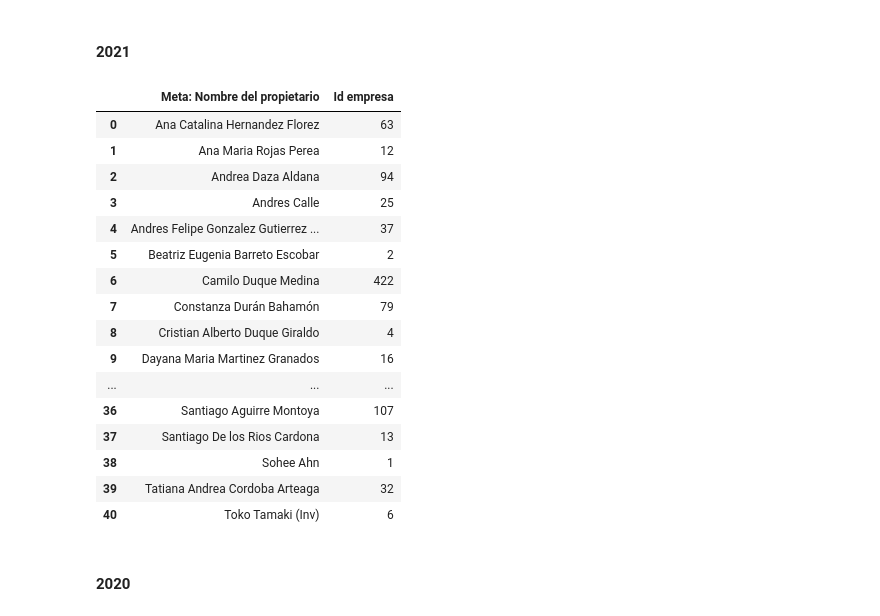
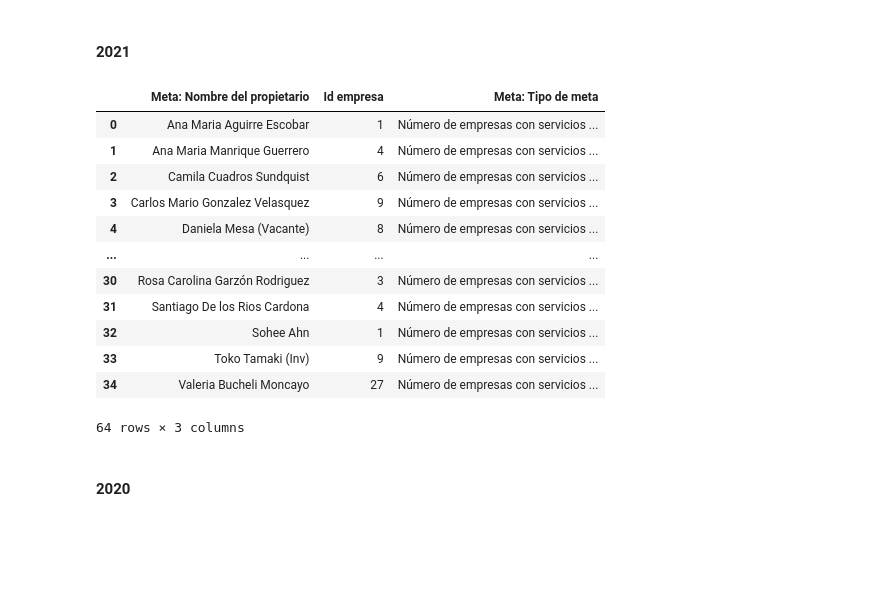
Before and after one commit to juanrinconp/Procolombia, a Jupyter notebook: T.ComoVamos_Turismo.ipynb, the cells around one changed output. Cells and saved outputs as stored; diff of their text form; code cells hidden in the pictures; blank space fills up the shorter version.

```diff
--- a/T.ComoVamos_Turismo.ipynb
+++ b/T.ComoVamos_Turismo.ipynb
@@ -24,3 +24,3 @@ Oportunidades = pd.read_excel(pathout + 'Oportunidades.xlsx')
 # %%
-ENacionales = pd.read_excel(pathout + 'Empresas_nacionales.xlsx')
+ENacionales = pd.read_excel(pathout + 'EmpresasMayo.xlsx')
 # %%
@@ -290,38 +387,16 @@ TFinal = TFinal.drop(columns=['Logro: Valor'])
 ENacionales2 = ENacionales.drop(ENacionales[ENacionales['Eje'] !=  'Turismo'].index)
 
 
-ENacionales2 = ENacionales2.drop(ENacionales2[(ENacionales2['Tipo registro'] !=  'MISIONES') &
-                                    (ENacionales2['Tipo registro'] !=  'AGENDA COMERCIAL DE TURISMO') &
-                                   (ENacionales2['Tipo registro'] !=  'BUSQUEDA Y APERTURA DE OPORTUNIDADES') &
-                                    (ENacionales2['Tipo registro'] !=  'CONTACTO COMPRADOR EN FERIA') &
-                                              (ENacionales2['Tipo registro'] !=  'ENTREGA INFORMACION VALOR AGREGADO') &
-                                              (ENacionales2['Tipo registro'] !=  'EVENTOS ACADÉMICOS') &
-                                              (ENacionales2['Tipo registro'] !=  'EVENTOS ORGANIZACIONALES') &
-                                              (ENacionales2['Tipo registro'] !=  'FAM - PRESS TRIPS') &
-                                              (ENacionales2['Tipo registro'] !=  'FERIA INTERNACIONAL DE TURISMO') &
-                                              (ENacionales2['Tipo registro'] !=  'MACRORRUEDAS Y ENCUENTROS COMERCIALES') &
-                                              (ENacionales2['Tipo registro'] !=  'PRESENTACIÓN DE DESTINO') &
-                                              (ENacionales2['Tipo registro'] !=  'PRIMERA VISITA')].index)
-
-
-
 
 ENacionales2 = ENacionales2.drop(ENacionales2[(ENacionales2['Estado'] !=  'Realizada') &
                                      (ENacionales2['Estado'] !=  'Entregado') &
+                                     (ENacionales2['Estado'] !=  'Realizado') &
+                                    (ENacionales2['Estado'] !=  'Entregada') &
+                                    (ENacionales2['Estado'] !=  'Completed') &
+                                     (ENacionales2['Estado'] !=  'Finalizada') &
                                      (ENacionales2['Estado'] !=  'Finalizado') &
-                                     (ENacionales2['Estado'] !=  'Participó') &
-                                     (ENacionales2['Estado'] !=  'Agenda en construcción') &
-                                     (ENacionales2['Estado'] !=  'Interesado en tener citas') &
-                                     (ENacionales2['Estado'] !=  'Interesado en participar') &
-                                     (ENacionales2['Estado'] !=  'Rechazado') &
-                                     (ENacionales2['Estado'] !=  'En Curso') &
-                                     (ENacionales2['Estado'] !=  'En proceso') &
-                                     (ENacionales2['Estado'] !=  'Seleccionado') &
-                                     (ENacionales2['Estado'] !=  'Carta de compromiso recibida y pago efectivo') &
-                                     (ENacionales2['Estado'] !=  'Inscrito') &
-                                     (ENacionales2['Estado'] !=  'Participación Rechazada') &
-                                     (ENacionales2['Estado'] !=  'Participación Aprobada') &
-                                     (ENacionales2['Estado'] !=  'Evaluación del evento recibida')].index)
+                                     (ENacionales2['Estado'] !=  'Realizó evaluación del evento') &
+                                     (ENacionales2['Estado'] !=  'Participó')].index)
 
 
 ENacionales2['Empresa'] = ENacionales2['Empresa'].str.lower()
@@ -351,26 +443,22 @@ ENTuris_Ext.rename(columns={'Responsable exterior': 'Meta: Nombre del propietari
 ENTuris = ENTuris_Nal.append(ENTuris_Ext)
 ENTuris['Meta: Tipo de meta'] = 'Número de empresas con servicios en turismo'
 # %%
-ENTuris_Ext
+ENTuris
 #ENTuris_Ext.loc[ENTuris_Ext['Meta: Nombre del propietario'] == 'Andrea Daza Aldana']
 # %% [output]
-|  | Meta: Nombre del propietario | Id empresa |
-| 0 | Ana Catalina Hernandez Florez | 63 |
-| 1 | Ana Maria Rojas Perea | 12 |
-| 2 | Andrea Daza Aldana | 94 |
-| 3 | Andres Calle | 25 |
-| 4 | Andres Felipe Gonzalez Gutierrez ... | 37 |
-| 5 | Beatriz Eugenia Barreto Escobar | 2 |
-| 6 | Camilo Duque Medina | 422 |
-| 7 | Constanza Durán Bahamón | 79 |
-| 8 | Cristian Alberto Duque Giraldo | 4 |
-| 9 | Dayana Maria Martinez Granados | 16 |
-| ... | ... | ... |
-| 36 | Santiago Aguirre Montoya | 107 |
-| 37 | Santiago De los Rios Cardona | 13 |
-| 38 | Sohee Ahn | 1 |
-| 39 | Tatiana Andrea Cordoba Arteaga | 32 |
-| 40 | Toko Tamaki (Inv) | 6 |
+|  | Meta: Nombre del propietario | Id empresa | Meta: Tipo de meta |
+| 0 | Ana Maria Aguirre Escobar | 1 | Número de empresas con servicios ... |
+| 1 | Ana Maria Manrique Guerrero | 4 | Número de empresas con servicios ... |
+| 2 | Camila Cuadros Sundquist | 6 | Número de empresas con servicios ... |
+| 3 | Carlos Mario Gonzalez Velasquez | 9 | Número de empresas con servicios ... |
+| 4 | Daniela Mesa (Vacante) | 8 | Número de empresas con servicios ... |
+| ... | ... | ... | ... |
+| 30 | Rosa Carolina Garzón Rodriguez | 3 | Número de empresas con servicios ... |
+| 31 | Santiago De los Rios Cardona | 4 | Número de empresas con servicios ... |
+| 32 | Sohee Ahn | 1 | Número de empresas con servicios ... |
+| 33 | Toko Tamaki (Inv) | 9 | Número de empresas con servicios ... |
+| 34 | Valeria Bucheli Moncayo | 27 | Número de empresas con servicios ... |
+64 rows × 3 columns
 # %%
 TFinal = TFinal.merge(ENTuris, how='left', left_on=['Meta: Nombre del propietario' , 'Meta: Tipo de meta'],
                       right_on=['Meta: Nombre del propietario' , 'Meta: Tipo de meta']).fillna(0)
```
Also changed, not shown: parts of 45 cells of this notebook.
